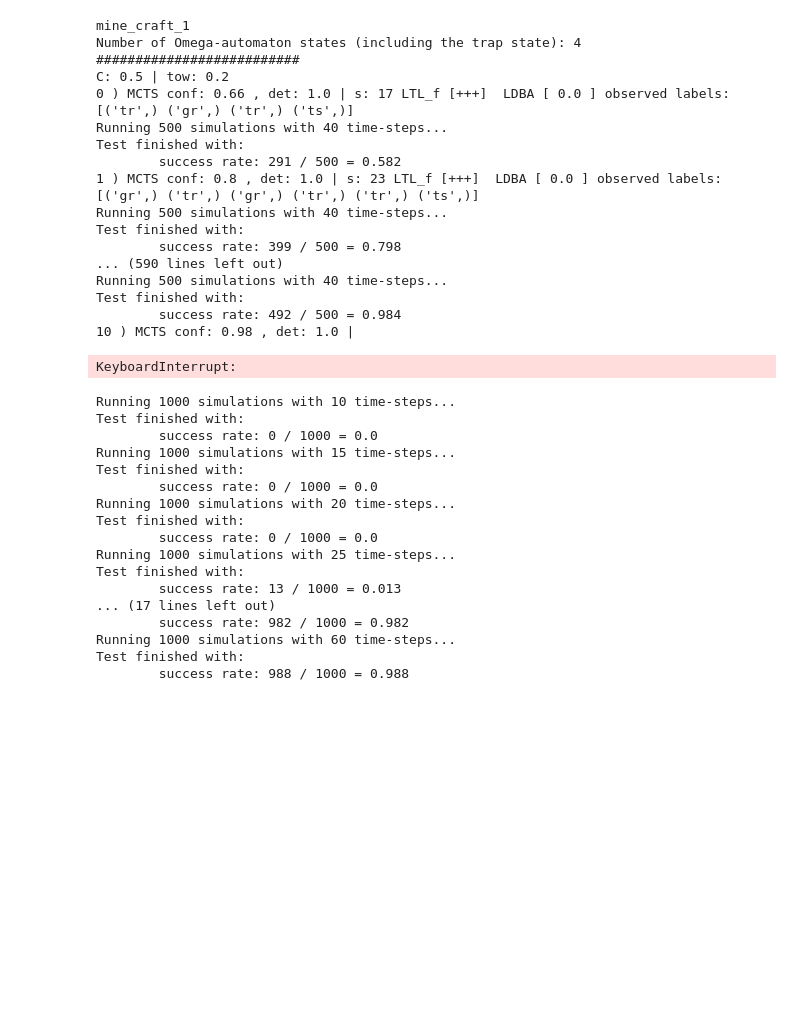
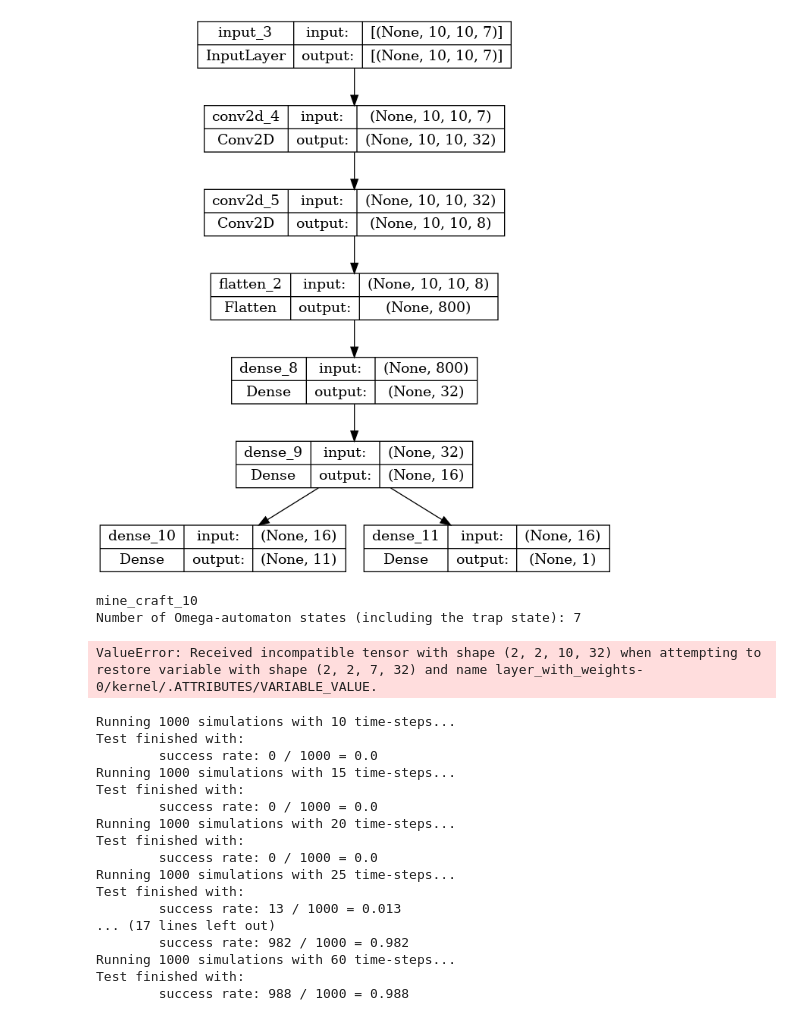
Before and after one commit to CL2-UWaterloo/RL-LTL, a Jupyter notebook: Main/Minecraft.ipynb, the cells around one changed output. Saved outputs shown, nothing was run; the diff lists cells and outputs as text; code cells hidden in the pictures; blank space fills up the shorter version.

```diff
--- a/Main/Minecraft.ipynb
+++ b/Main/Minecraft.ipynb
@@ -17,12 +14,17 @@ To enable them in other operations, rebuild TensorFlow with the appropriate comp
+# %%
+from keras.utils.vis_utils import plot_model
+plot_model(model, to_file='model_plot.png', show_shapes=True, show_layer_names=True)
+# %% [output]
+[figure, added]
 # %%
-for name in ['mine_craft_'+str(j) for j in range(3,9)]:
+for name in ['mine_craft_'+str(j) for j in range(10, 11)]:
     print(name)
-    gw = grid_world(name=name, plot=False, p=0.8)
-    model = build_model(gw.ch_states[(0,0,0,0)].shape, gw.csrl.shape[-1])
+    gw = grid_world(name=name, plot=False, p=1)
+    model = build_model((10,10,7) ,gw.csrl.shape[-1])
     model.load_weights(f'outputs/models/{name}_p{gw.p}')
-    env = RL_LTL(gw, model, danger_zone='wt') # providing the danger zone is not a requirement but accelerates training
+    env = RL_LTL(gw, model, danger_zone='d') # providing the danger zone is not a requirement but accelerates training
 
-    env.train(100, smart_start=True, T=[40], stop_acc=0.99)
+    env.train(100, smart_start=True, T=[50], stop_acc=0.99)
     env.get_policy(1, reset_tables=False)
 
 
@@ -33,24 +35,9 @@ for name in ['mine_craft_'+str(j) for j in range(3,9)]:
     model.save_weights(f'outputs/models/{name}_p{gw.p}')
     np.save(f'outputs/Ours/{name}_p{gw.p}', env.policy)
 # %% [output]
-mine_craft_1
-Number of Omega-automaton states (including the trap state): 4
-##########################
-C: 0.5 | tow: 0.2
-0 ) MCTS conf: 0.66 , det: 1.0 | s: 17 LTL_f [+++]  LDBA [ 0.0 ] observed labels: [('tr',) ('gr',) ('tr',) ('ts',)]
-Running 500 simulations with 40 time-steps...
-Test finished with:
-        success rate: 291 / 500 = 0.582
-1 ) MCTS conf: 0.8 , det: 1.0 | s: 23 LTL_f [+++]  LDBA [ 0.0 ] observed labels: [('gr',) ('tr',) ('gr',) ('tr',) ('tr',) ('ts',)]
-Running 500 simulations with 40 time-steps...
-Test finished with:
-        success rate: 399 / 500 = 0.798
-... (590 lines left out)
-Running 500 simulations with 40 time-steps...
-Test finished with:
-        success rate: 492 / 500 = 0.984
-10 ) MCTS conf: 0.98 , det: 1.0 |
+mine_craft_10
+Number of Omega-automaton states (including the trap state): 7
-KeyboardInterrupt:
+ValueError: Received incompatible tensor with shape (2, 2, 10, 32) when attempting to restore variable with shape (2, 2, 7, 32) and name layer_with_weights-0/kernel/.ATTRIBUTES/VARIABLE_VALUE.
 # %%
 for t in range(10,61,5):
     episodes, rew, table = run_Q_test(gw.csrl, env.policy, gw.LTL_formula, gw.predicates, start=None, T=t, runs=1000, verbose=0, reachability=True)
```
Also changed, not shown: parts of 2 cells of this notebook, 58 other files.
